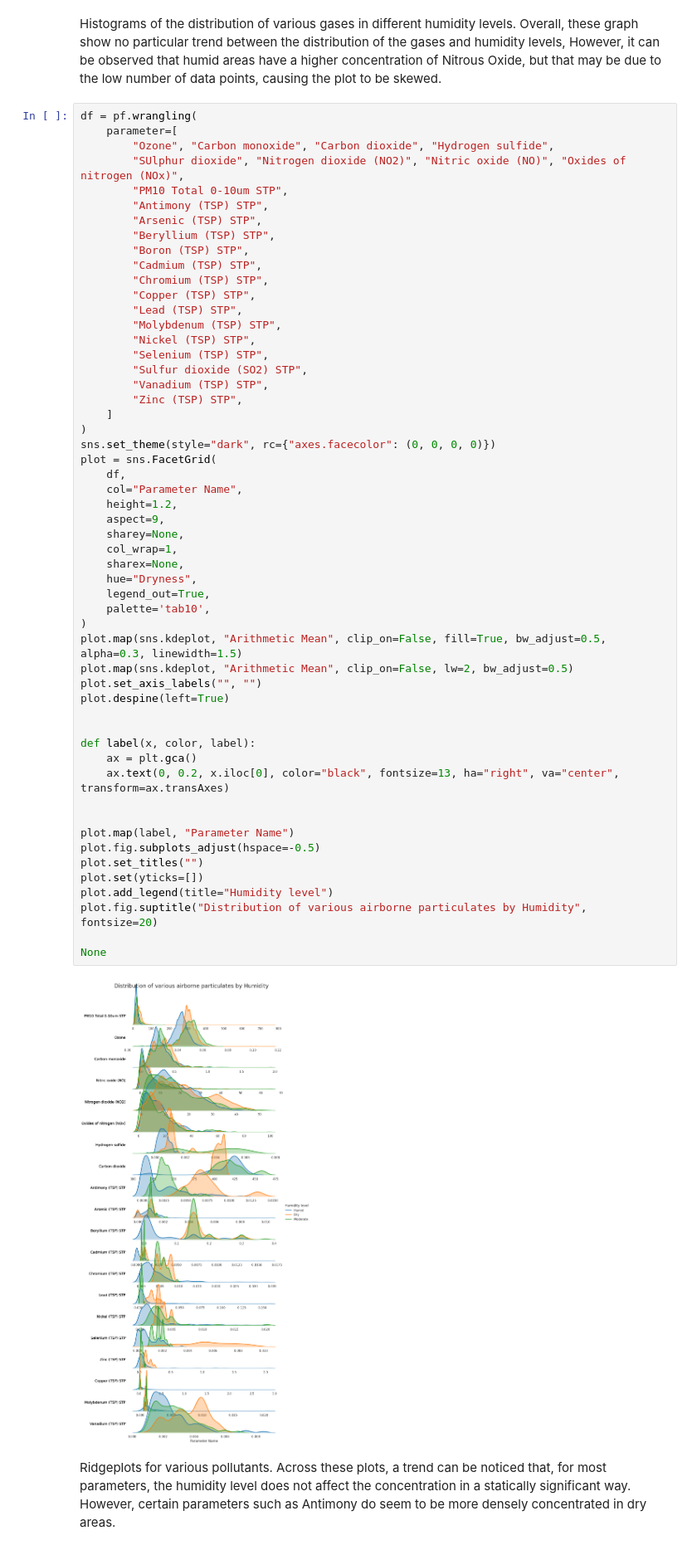
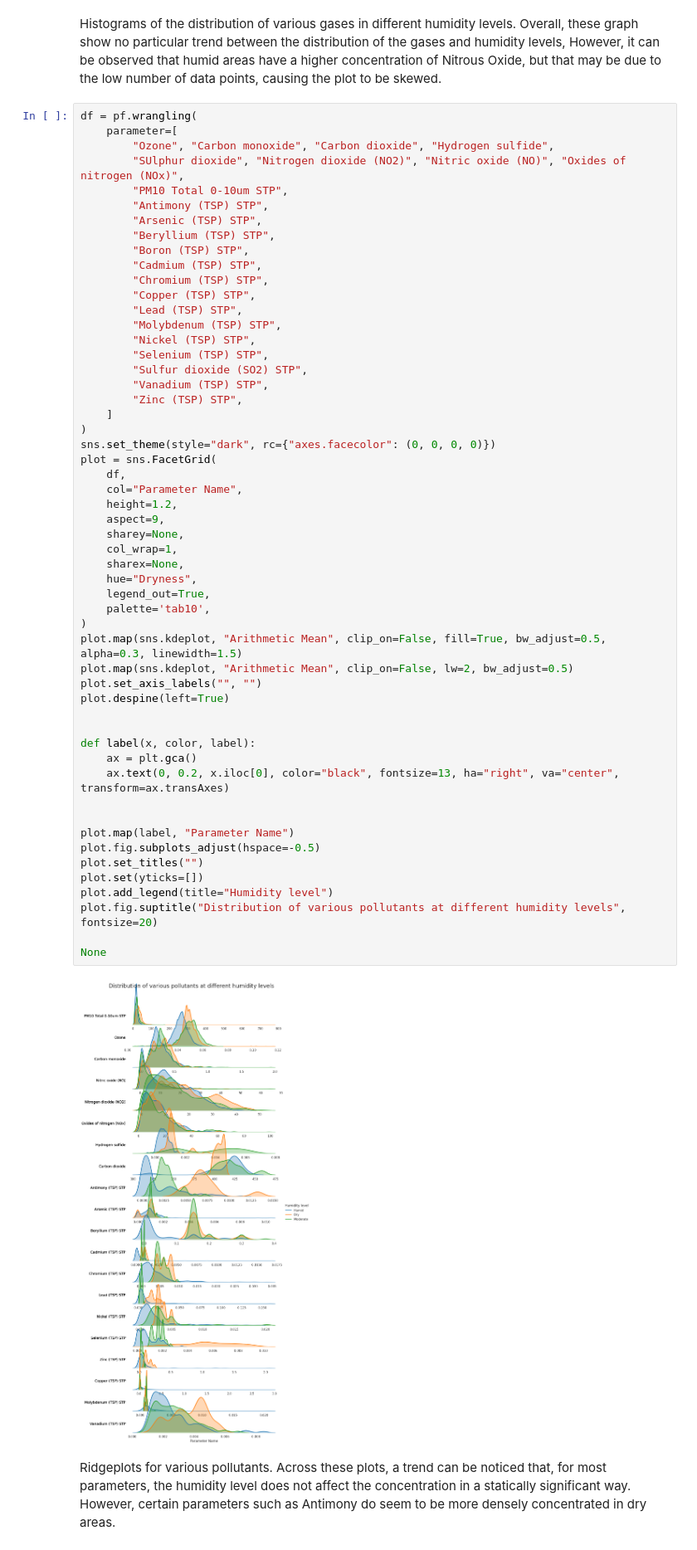
Before and after one commit to ubco-W2022T2-data301/project-group-group04, a Jupyter notebook: analysis/analysis2.ipynb, the cells around one changed output. Shown at 83% size. Cells and saved outputs as stored; diff of their text form.

```diff
--- a/analysis/analysis2.ipynb
+++ b/analysis/analysis2.ipynb
@@ -117,35 +116,35 @@ plot = sns.FacetGrid(
     df,
     col="Parameter Name",
     height=1.2,
     aspect=9,
     sharey=None,
     col_wrap=1,
     sharex=None,
     hue="Dryness",
     legend_out=True,
     palette='tab10',
 )
 plot.map(sns.kdeplot, "Arithmetic Mean", clip_on=False, fill=True, bw_adjust=0.5, alpha=0.3, linewidth=1.5)
 plot.map(sns.kdeplot, "Arithmetic Mean", clip_on=False, lw=2, bw_adjust=0.5)
 plot.set_axis_labels("", "")
 plot.despine(left=True)
 
 
 def label(x, color, label):
     ax = plt.gca()
     ax.text(0, 0.2, x.iloc[0], color="black", fontsize=13, ha="right", va="center", transform=ax.transAxes)
 
 
 plot.map(label, "Parameter Name")
 plot.fig.subplots_adjust(hspace=-0.5)
 plot.set_titles("")
 plot.set(yticks=[])
 plot.add_legend(title="Humidity level")
-plot.fig.suptitle("Distribution of various airborne particulates by Humidity", fontsize=20)
+plot.fig.suptitle("Distribution of various pollutants at different humidity levels", fontsize=20)
 
 None
 # %% [output]
-[figure, old version]
+[figure, new version]
 # %% [markdown]
 Ridgeplots for various pollutants. Across these plots, a trend can be noticed that, for most parameters, the humidity level does not affect the concentration in a statically significant way. However, certain parameters such as Antimony do seem to be more densely concentrated in dry areas.
 # %%
```
Also changed, not shown: parts of 3 cells of this notebook, 4 other files.
